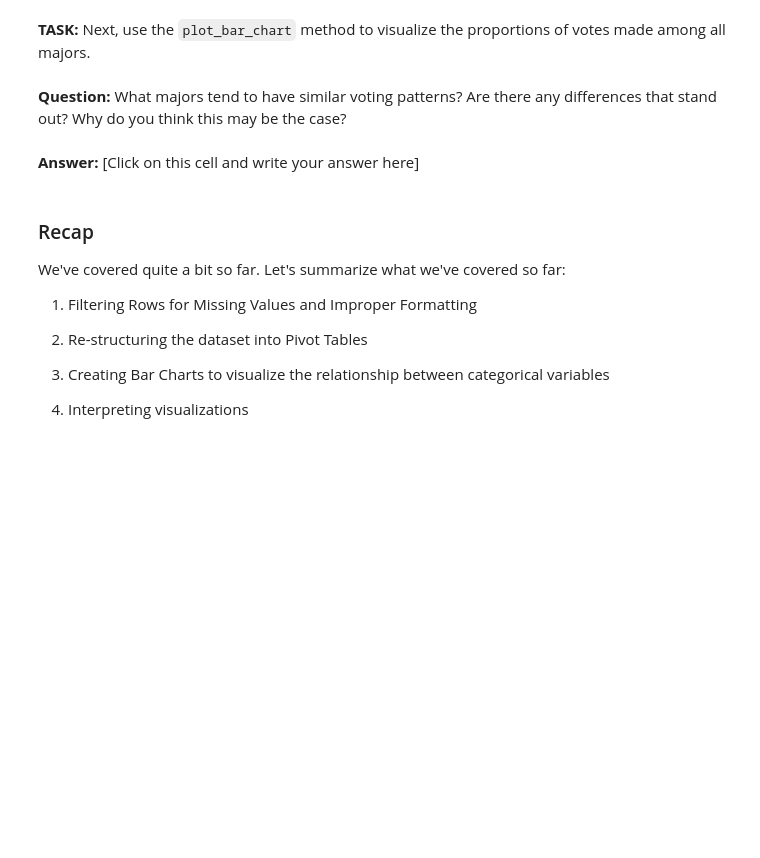
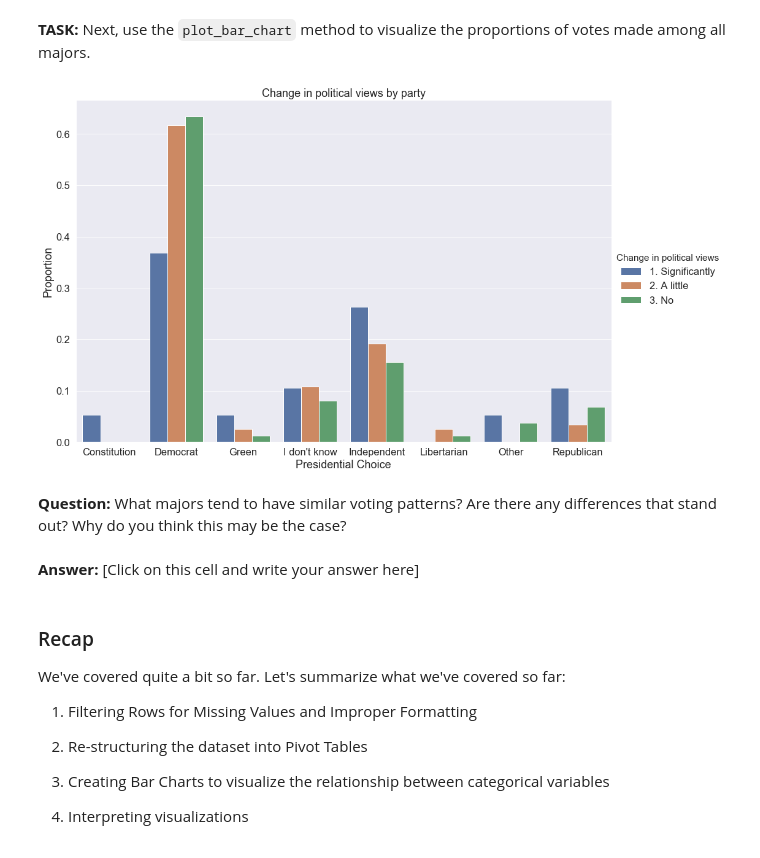
Before and after one commit to ds-modules/surveydata, a Jupyter notebook: gs102_fa19/lab02-gs102.ipynb, the cells around one changed output. Saved outputs shown, nothing was run; the diff lists cells and outputs as text; code cells hidden in the pictures; blank space fills up the shorter version.

```diff
--- a/gs102_fa19/lab02-gs102.ipynb
+++ b/gs102_fa19/lab02-gs102.ipynb
@@ -162,3 +188,10 @@ plt.xlabel("Presidential Choice");
+# %%
+plot_bar_chart(pivoted_proportions, ['1. Significantly', '2. A little', '3. No'],
+               'Change in political views by party',
+               'Change in political views')
+plt.xlabel("Presidential Choice");
+# %% [output]
+[figure, added]
 # %% [markdown]
 **Question:** What majors tend to have similar voting patterns? Are there any differences that stand out? Why do you think this may be the case?
 # %% [markdown]
```
Also changed, not shown: parts of 26 cells of this notebook, 1 other file.
